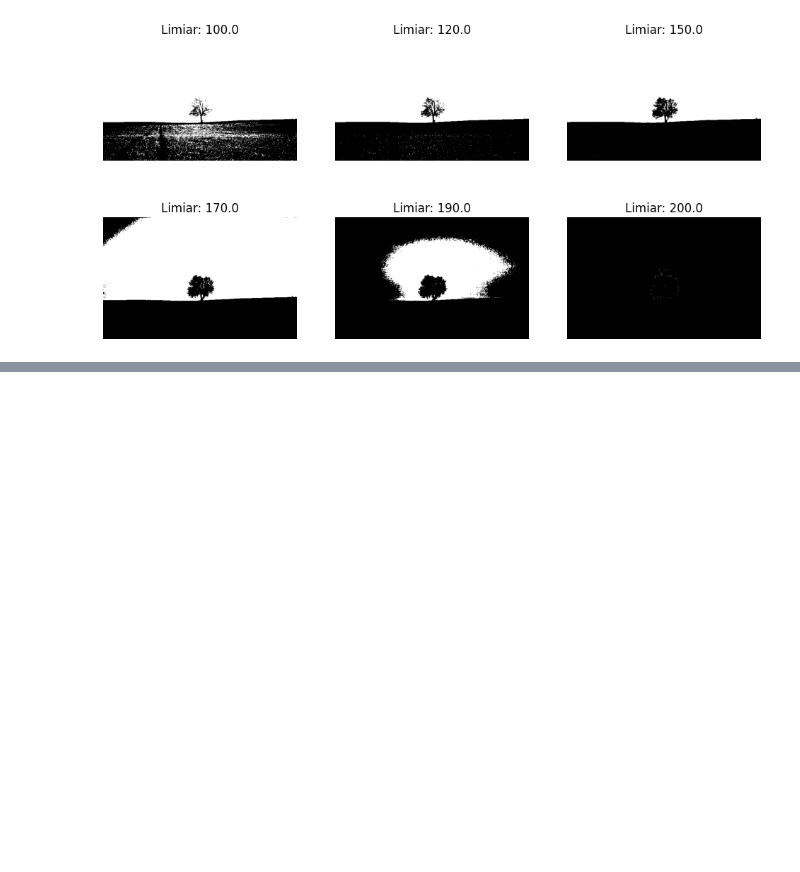
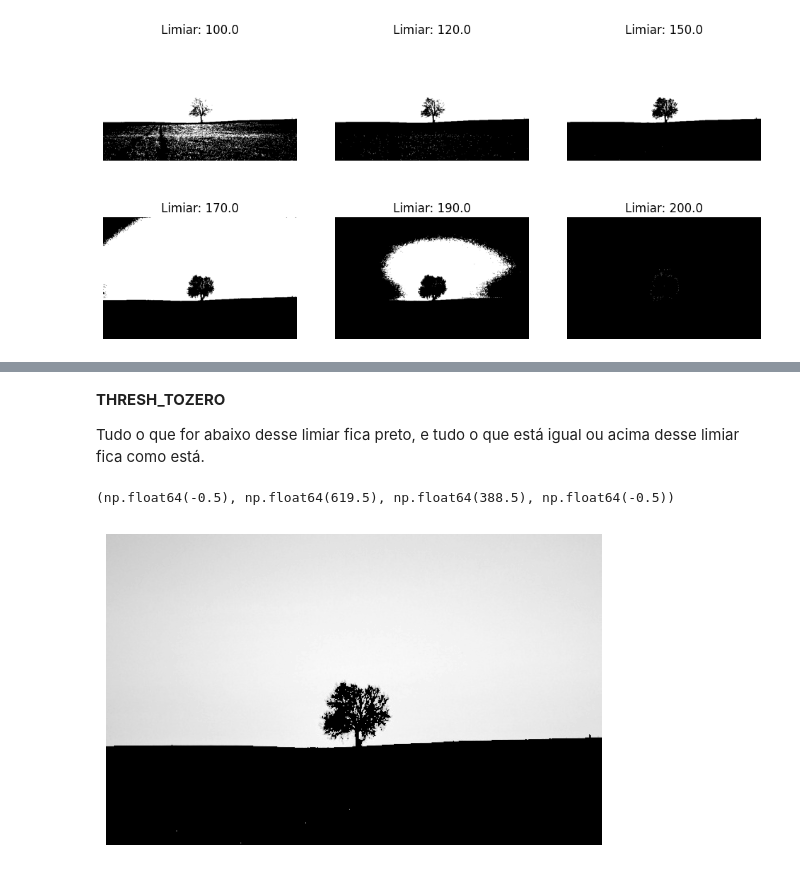
Before and after one commit to DiogoBotton/Computer_Vision_Learn, a Jupyter notebook: Segmentacao_de_Imagens/Segmentacao_Tecnicas_Classicas/tipos_limiarizacao.ipynb, the cells around one changed output, grey strips where cells are left out. Drawn from its saved outputs; the diff is of its cells as text; code cells hidden in the pictures; blank space fills up the shorter version.

```diff
--- a/Segmentacao_de_Imagens/Segmentacao_Tecnicas_Classicas/limiarizacao_binarizacao.ipynb
+++ b/Segmentacao_de_Imagens/Segmentacao_Tecnicas_Classicas/tipos_limiarizacao.ipynb
@@ -59,0 +77,13 @@ for idx, li in enumerate(limiares):
+# %% [markdown]
+**THRESH_TOZERO**
+
+Tudo o que for abaixo desse limiar fica preto, e tudo o que está igual ou acima desse limiar fica como está.
+# %%
+limiar = 150
+_, thresh = cv2.threshold(img_grayscale, limiar, maxval=255, type=cv2.THRESH_TOZERO)
+
+plt.imshow(thresh, cmap='gray')
+plt.axis('off')
+# %% [output]
+(np.float64(-0.5), np.float64(619.5), np.float64(388.5), np.float64(-0.5))
+[figure, added]
```
Also changed, not shown: parts of 9 cells of this notebook.
